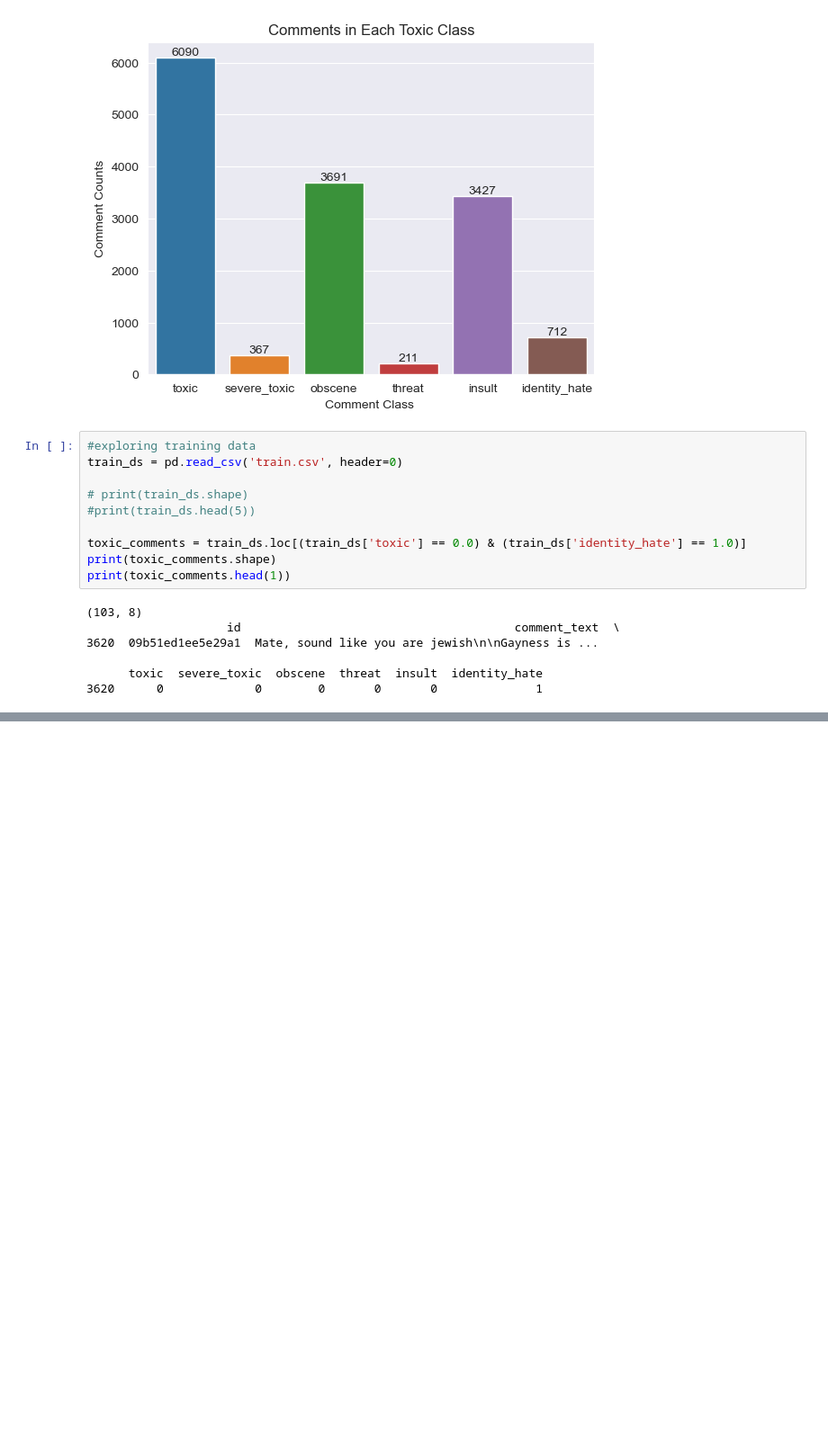
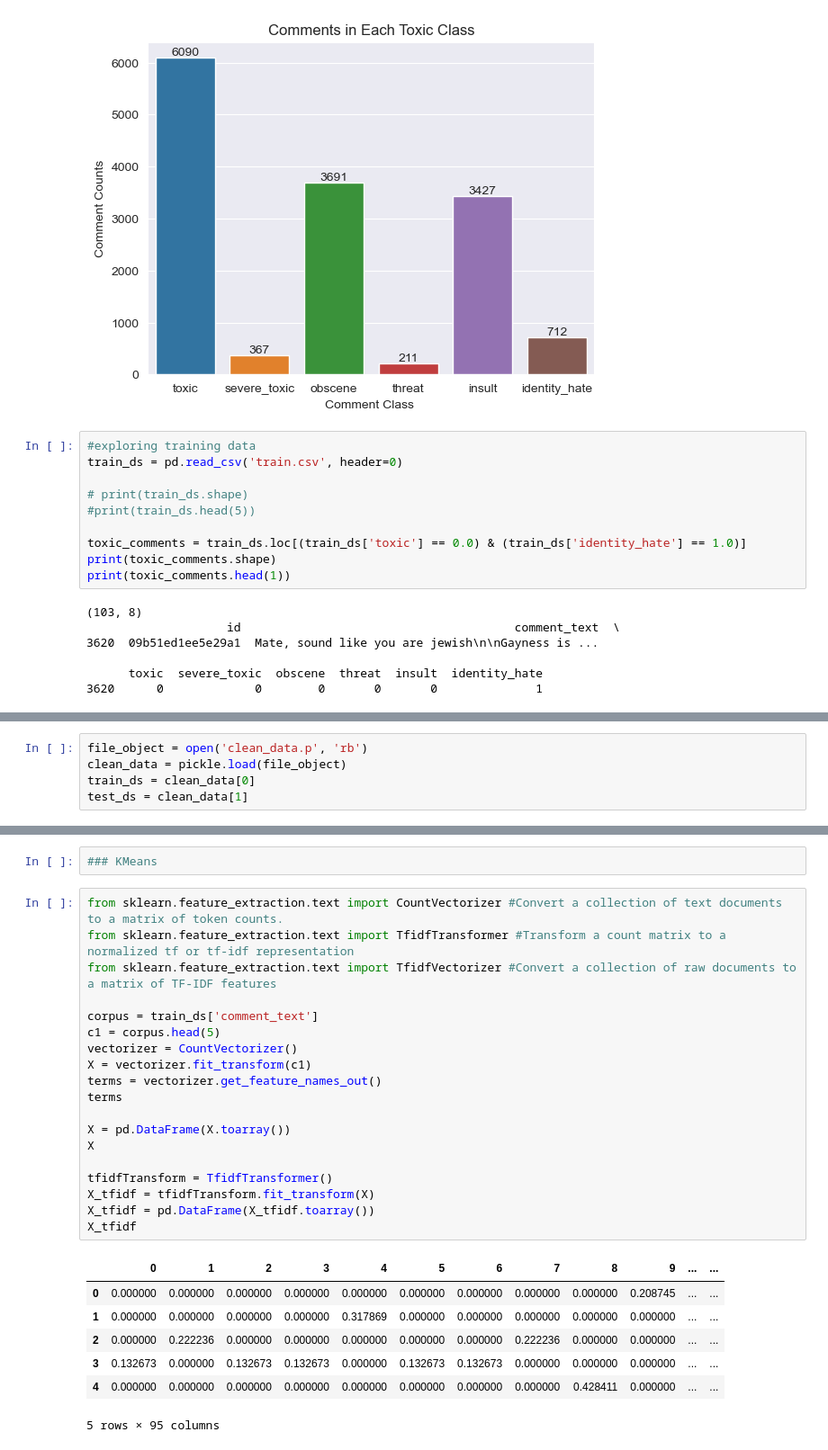
Before and after one commit to jjbocek/ToxicApp, a Jupyter notebook: Toxic_App_Sandbox_Lisa.ipynb, the cells around one changed output, grey strips where cells are left out. Shown at 90% size. Drawn from its saved outputs; the diff is of its cells as text; blank space fills up the shorter version.

```diff
--- a/Toxic_App_Sandbox_Lisa.ipynb
+++ b/Toxic_App_Sandbox_Lisa.ipynb
@@ -102,0 +351,5 @@ print(toxic_comments.head(1))
+# %%
+file_object = open('clean_data.p', 'rb')
+clean_data = pickle.load(file_object)
+train_ds = clean_data[0]
+test_ds = clean_data[1]
@@ -102,0 +568,29 @@ print(toxic_comments.head(1))
+# %%
+### KMeans
+# %%
+from sklearn.feature_extraction.text import CountVectorizer #Convert a collection of text documents to a matrix of token counts.
+from sklearn.feature_extraction.text import TfidfTransformer #Transform a count matrix to a normalized tf or tf-idf representation
+from sklearn.feature_extraction.text import TfidfVectorizer #Convert a collection of raw documents to a matrix of TF-IDF features
+
+corpus = train_ds['comment_text']
+c1 = corpus.head(5)
+vectorizer = CountVectorizer()
+X = vectorizer.fit_transform(c1)
+terms = vectorizer.get_feature_names_out()
+terms
+
+X = pd.DataFrame(X.toarray())
+X
+
+tfidfTransform = TfidfTransformer()
+X_tfidf = tfidfTransform.fit_transform(X)
+X_tfidf = pd.DataFrame(X_tfidf.toarray())
+X_tfidf
+# %% [output]
+|  | 0 | 1 | 2 | 3 | 4 | 5 | 6 | 7 | 8 | 9 | ... | ... |
+| 0 | 0.000000 | 0.000000 | 0.000000 | 0.000000 | 0.000000 | 0.000000 | 0.000000 | 0.000000 | 0.000000 | 0.208745 | ... | ... |
+| 1 | 0.000000 | 0.000000 | 0.000000 | 0.000000 | 0.317869 | 0.000000 | 0.000000 | 0.000000 | 0.000000 | 0.000000 | ... | ... |
+| 2 | 0.000000 | 0.222236 | 0.000000 | 0.000000 | 0.000000 | 0.000000 | 0.000000 | 0.222236 | 0.000000 | 0.000000 | ... | ... |
+| 3 | 0.132673 | 0.000000 | 0.132673 | 0.132673 | 0.000000 | 0.132673 | 0.132673 | 0.000000 | 0.000000 | 0.000000 | ... | ... |
+| 4 | 0.000000 | 0.000000 | 0.000000 | 0.000000 | 0.000000 | 0.000000 | 0.000000 | 0.000000 | 0.428411 | 0.000000 | ... | ... |
+5 rows × 95 columns
```
Also changed, not shown: parts of 20 cells of this notebook.
